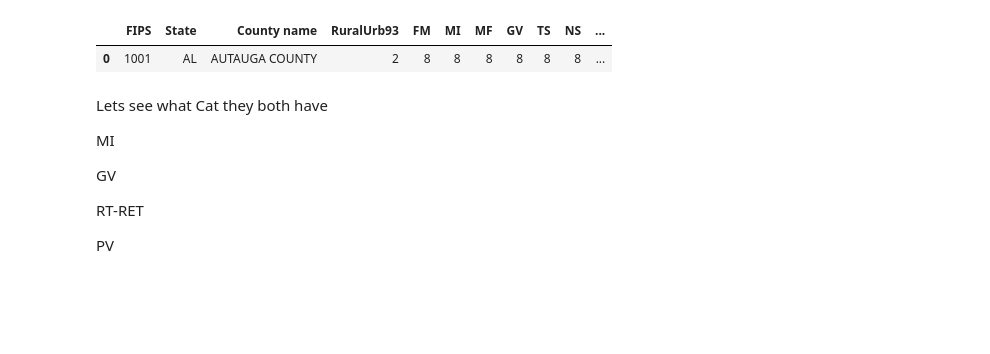
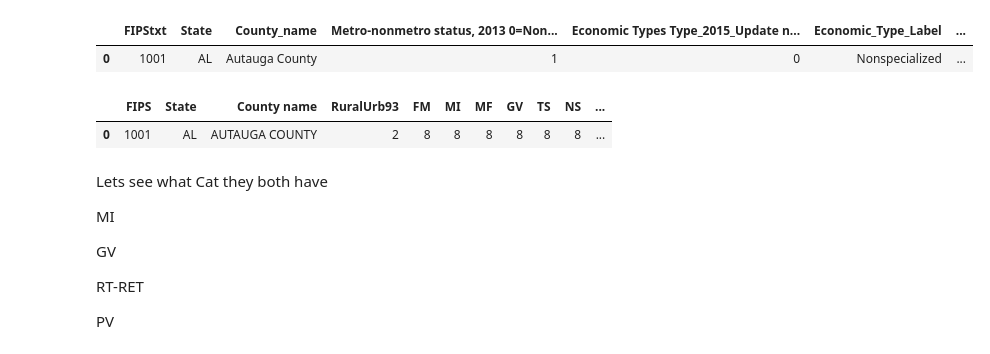
Before and after one commit to renay/retirement, a Jupyter notebook: proccessing.ipynb, the cells around one changed output. Drawn from its saved outputs; the diff is of its cells as text; code cells hidden in the pictures; blank space fills up the shorter version.

```diff
--- a/proccessing.ipynb
+++ b/proccessing.ipynb
@@ -18,3 +122,8 @@ df79_86_83.head(1)
+# %%
+df2015.head(1)
+# %% [output]
+|  | FIPStxt | State | County_name | Metro-nonmetro status, 2013 0=Non... | Economic Types Type_2015_Update n... | Economic_Type_Label | ... |
+| 0 | 1001 | AL | Autauga County | 1 | 0 | Nonspecialized | ... |
 # %%
 df89 = pd.read_excel('https://github.com/pierretd/data-dump/blob/master/finance/topology/typology89.xls?raw=true','Data' )
 # %%
```
Also changed, not shown: parts of 19 cells of this notebook, 8 other files.
